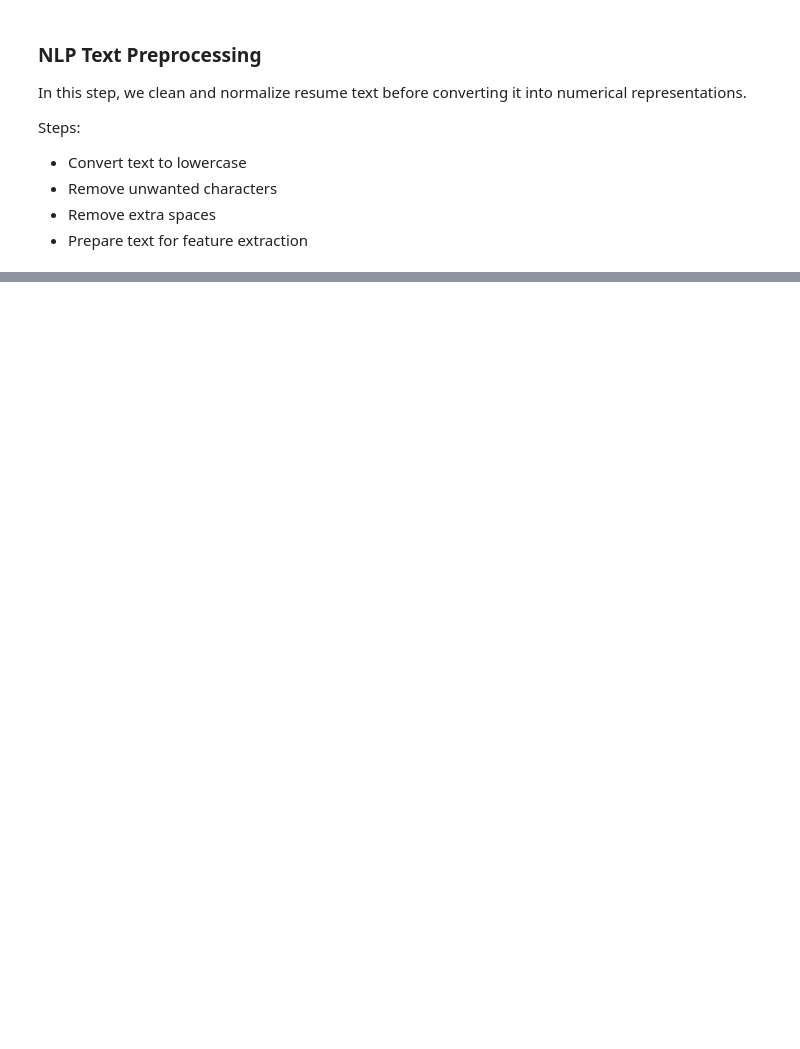
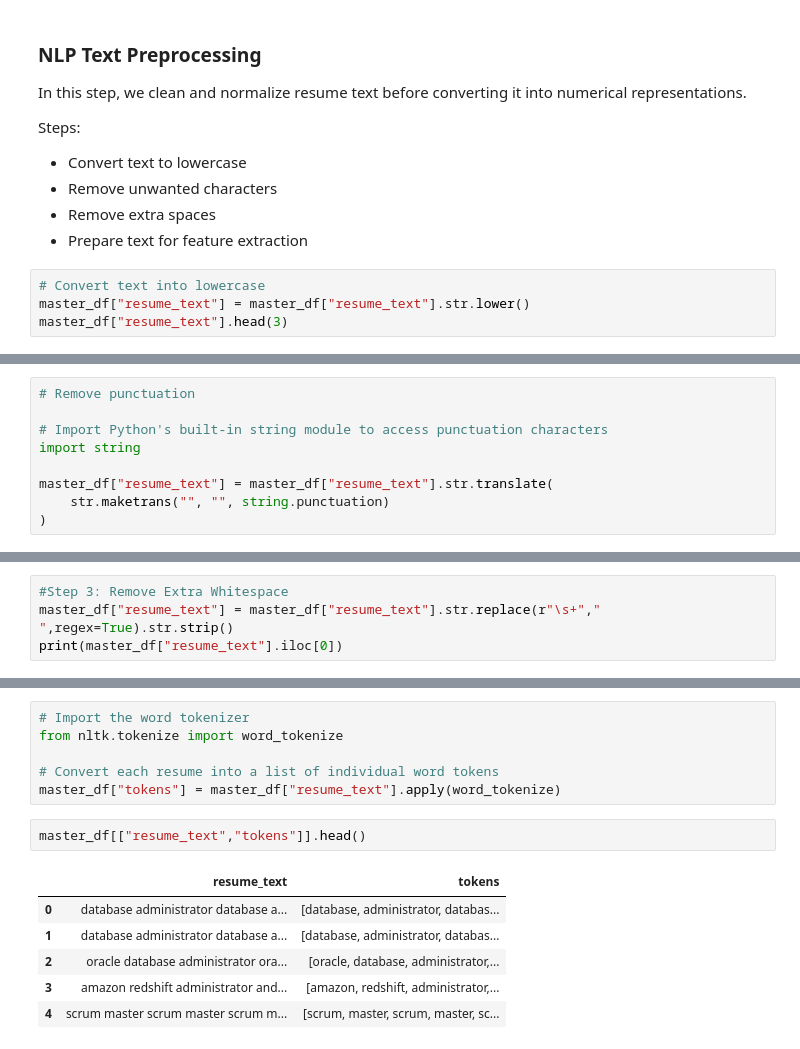
Before and after one commit to s73hruti/ai_resume_screening_system, a Jupyter notebook: notebooks/01_resume_data_preprocessing.ipynb, the cells around one changed output, grey strips where cells are left out. Saved outputs shown, nothing was run; the diff lists cells and outputs as text; blank space fills up the shorter version.

```diff
--- a/notebooks/01_resume_data_preprocessing.ipynb
+++ b/notebooks/01_resume_data_preprocessing.ipynb
@@ -746,3 +746,7 @@ Steps:
 - Remove unwanted characters
 - Remove extra spaces
 - Prepare text for feature extraction
+# %%
+# Convert text into lowercase
+master_df["resume_text"] = master_df["resume_text"].str.lower()
+master_df["resume_text"].head(3)
@@ -748,0 +758,9 @@ Steps:
+# %%
+# Remove punctuation
+
+# Import Python's built-in string module to access punctuation characters
+import string
+
+master_df["resume_text"] = master_df["resume_text"].str.translate(
+    str.maketrans("", "", string.punctuation)
+)
@@ -748,0 +771,4 @@ Steps:
+# %%
+#Step 3: Remove Extra Whitespace
+master_df["resume_text"] = master_df["resume_text"].str.replace(r"\s+"," ",regex=True).str.strip()
+print(master_df["resume_text"].iloc[0])
@@ -748,0 +793,15 @@ Steps:
+# %%
+# Import the word tokenizer
+from nltk.tokenize import word_tokenize
+
+# Convert each resume into a list of individual word tokens
+master_df["tokens"] = master_df["resume_text"].apply(word_tokenize)
+# %%
+master_df[["resume_text","tokens"]].head()
+# %% [output]
+|  | resume_text | tokens |
+| 0 | database administrator database a... | [database, administrator, databas... |
+| 1 | database administrator database a... | [database, administrator, databas... |
+| 2 | oracle database administrator ora... | [oracle, database, administrator,... |
+| 3 | amazon redshift administrator and... | [amazon, redshift, administrator,... |
+| 4 | scrum master scrum master scrum m... | [scrum, master, scrum, master, sc... |
```
Also changed, not shown: parts of 19 cells of this notebook.
